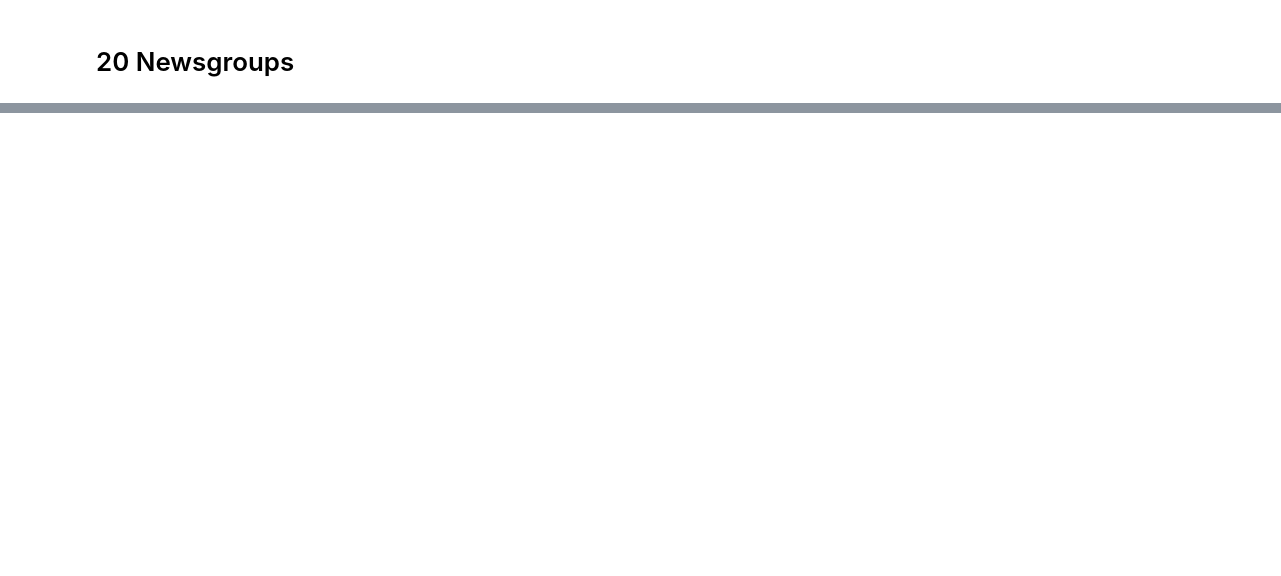
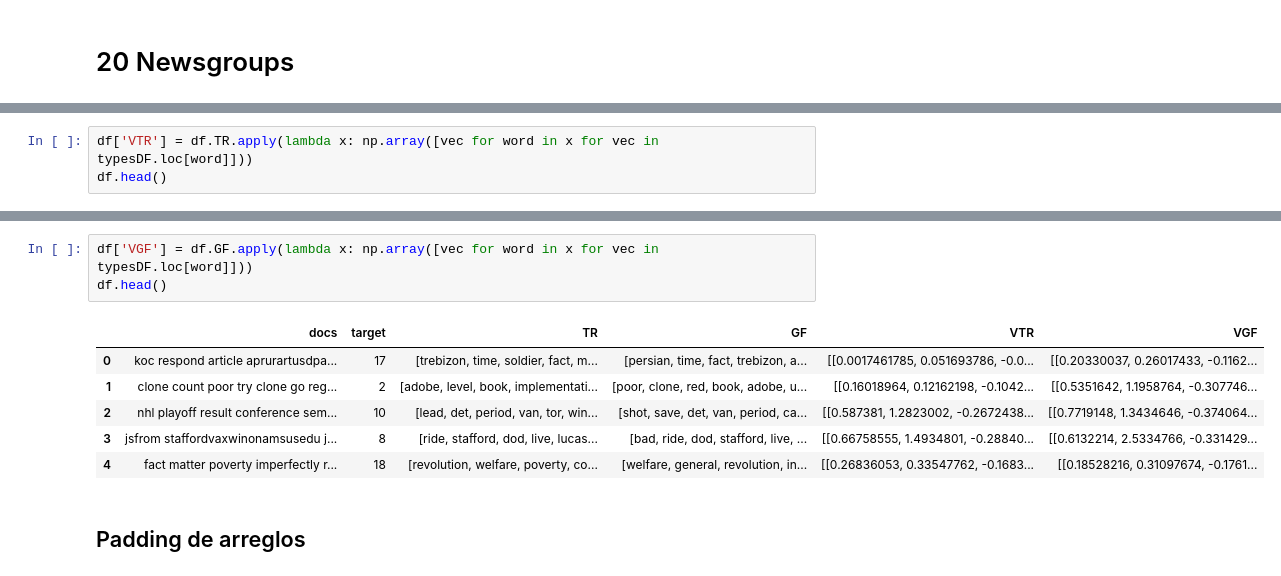
Before and after one commit to jhermosillo/keyword_extraction, a Jupyter notebook: API_TextRank_GFractal.ipynb, the cells around one changed output, grey strips where cells are left out. Cells and saved outputs as stored; diff of their text form; blank space fills up the shorter version.

```diff
--- a/API_TextRank_GFractal.ipynb
+++ b/API_TextRank_GFractal.ipynb
@@ -510,0 +602,3 @@ newsgroups_train_data.to_csv('newsgroups_train_data.csv')
+# %%
+df['VTR'] = df.TR.apply(lambda x: np.array([vec for word in x for vec in typesDF.loc[word]]))
+df.head()
@@ -510,0 +612,12 @@ newsgroups_train_data.to_csv('newsgroups_train_data.csv')
+# %%
+df['VGF'] = df.GF.apply(lambda x: np.array([vec for word in x for vec in typesDF.loc[word]]))
+df.head()
+# %% [output]
+|  | docs | target | TR | GF | VTR | VGF |
+| 0 | koc respond article aprurartusdpa... | 17 | [trebizon, time, soldier, fact, m... | [persian, time, fact, trebizon, a... | [[0.0017461785, 0.051693786, -0.0... | [[0.20330037, 0.26017433, -0.1162... |
+| 1 | clone count poor try clone go reg... | 2 | [adobe, level, book, implementati... | [poor, clone, red, book, adobe, u... | [[0.16018964, 0.12162198, -0.1042... | [[0.5351642, 1.1958764, -0.307746... |
+| 2 | nhl playoff result conference sem... | 10 | [lead, det, period, van, tor, win... | [shot, save, det, van, period, ca... | [[0.587381, 1.2823002, -0.2672438... | [[0.7719148, 1.3434646, -0.374064... |
+| 3 | jsfrom staffordvaxwinonamsusedu j... | 8 | [ride, stafford, dod, live, lucas... | [bad, ride, dod, stafford, live, ... | [[0.66758555, 1.4934801, -0.28840... | [[0.6132214, 2.5334766, -0.331429... |
+| 4 | fact matter poverty imperfectly r... | 18 | [revolution, welfare, poverty, co... | [welfare, general, revolution, in... | [[0.26836053, 0.33547762, -0.1683... | [[0.18528216, 0.31097674, -0.1761... |
+# %% [markdown]
+## Padding de arreglos
```
Also changed, not shown: parts of 32 cells of this notebook, 12 other files.
